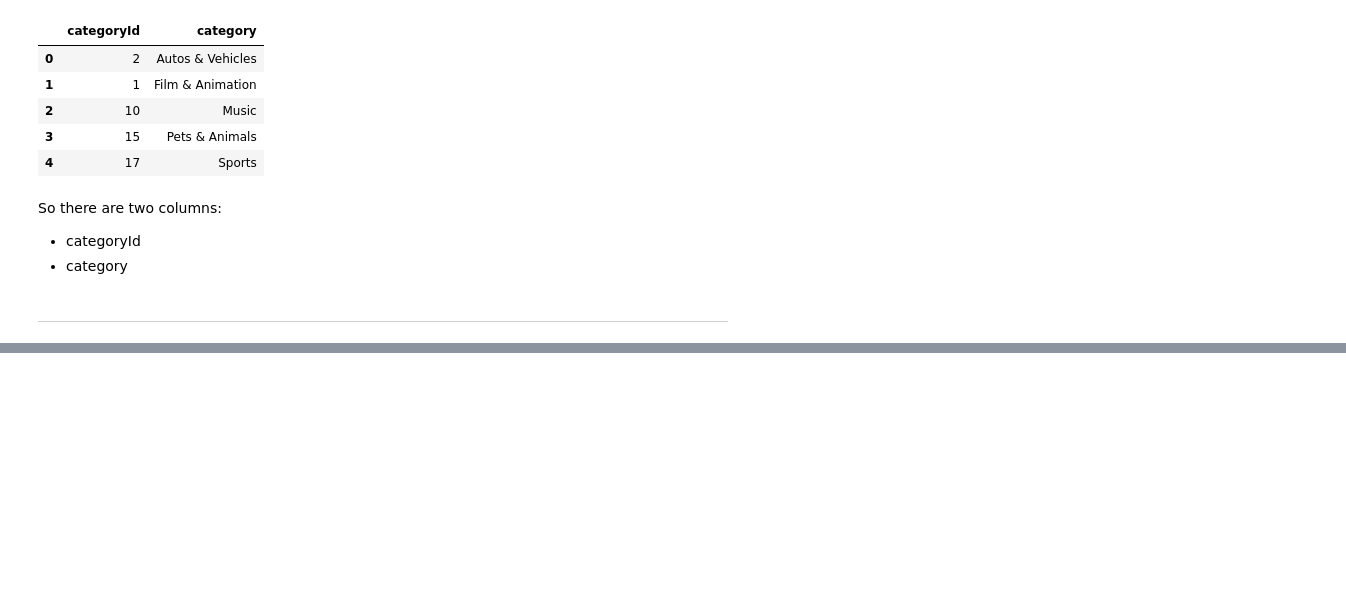
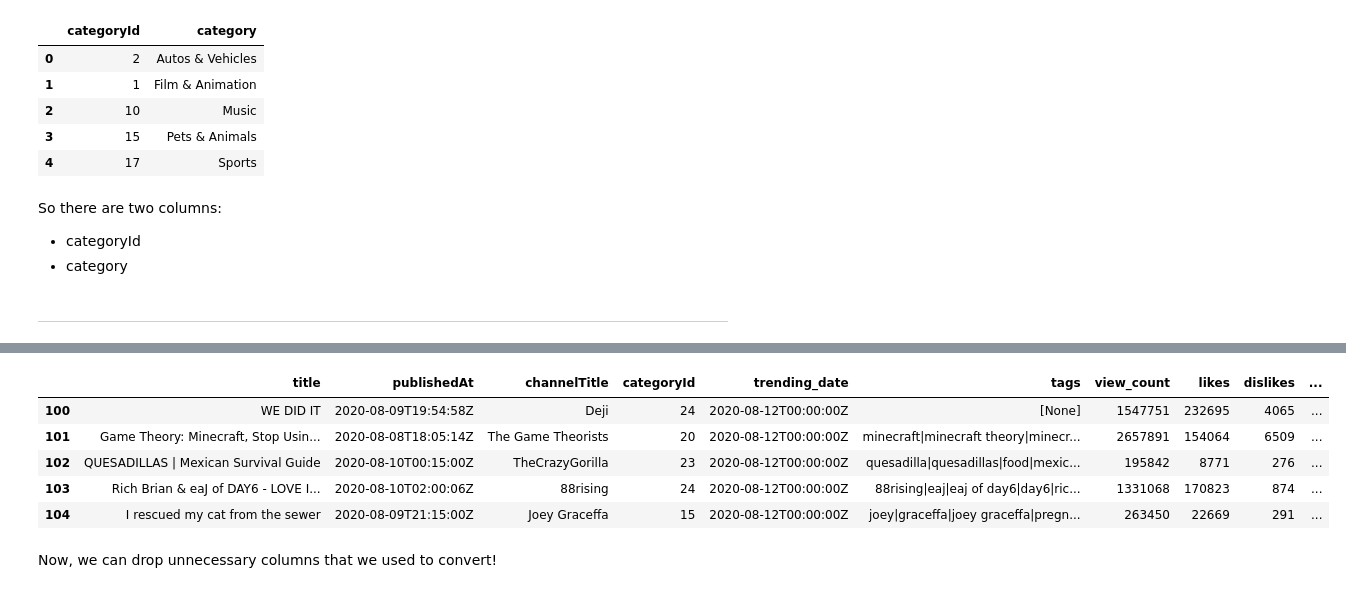
Before and after one commit to mehtee/Youtube_analysis_project, a Jupyter notebook: project.ipynb, the cells around one changed output, grey strips where cells are left out. Drawn from its saved outputs; the diff is of its cells as text; code cells hidden in the pictures; blank space fills up the shorter version.

```diff
--- a/project.ipynb
+++ b/project.ipynb
@@ -72,0 +136,12 @@ yt.head()
+# %%
+yt['time_trending'] = pd.to_datetime(yt['trending_date']).dt.time
+yt[100:105]
+# %% [output]
+|  | title | publishedAt | channelTitle | categoryId | trending_date | tags | view_count | likes | dislikes | ... |
+| 100 | WE DID IT | 2020-08-09T19:54:58Z | Deji | 24 | 2020-08-12T00:00:00Z | [None] | 1547751 | 232695 | 4065 | ... |
+| 101 | Game Theory: Minecraft, Stop Usin... | 2020-08-08T18:05:14Z | The Game Theorists | 20 | 2020-08-12T00:00:00Z | minecraft|minecraft theory|minecr... | 2657891 | 154064 | 6509 | ... |
+| 102 | QUESADILLAS | Mexican Survival Guide | 2020-08-10T00:15:00Z | TheCrazyGorilla | 23 | 2020-08-12T00:00:00Z | quesadilla|quesadillas|food|mexic... | 195842 | 8771 | 276 | ... |
+| 103 | Rich Brian & eaJ of DAY6 - LOVE I... | 2020-08-10T02:00:06Z | 88rising | 24 | 2020-08-12T00:00:00Z | 88rising|eaj|eaj of day6|day6|ric... | 1331068 | 170823 | 874 | ... |
+| 104 | I rescued my cat from the sewer | 2020-08-09T21:15:00Z | Joey Graceffa | 15 | 2020-08-12T00:00:00Z | joey|graceffa|joey graceffa|pregn... | 263450 | 22669 | 291 | ... |
+# %% [markdown]
+Now, we can drop unnecessary columns that we used to convert!
```
Also changed, not shown: parts of 13 cells of this notebook.
